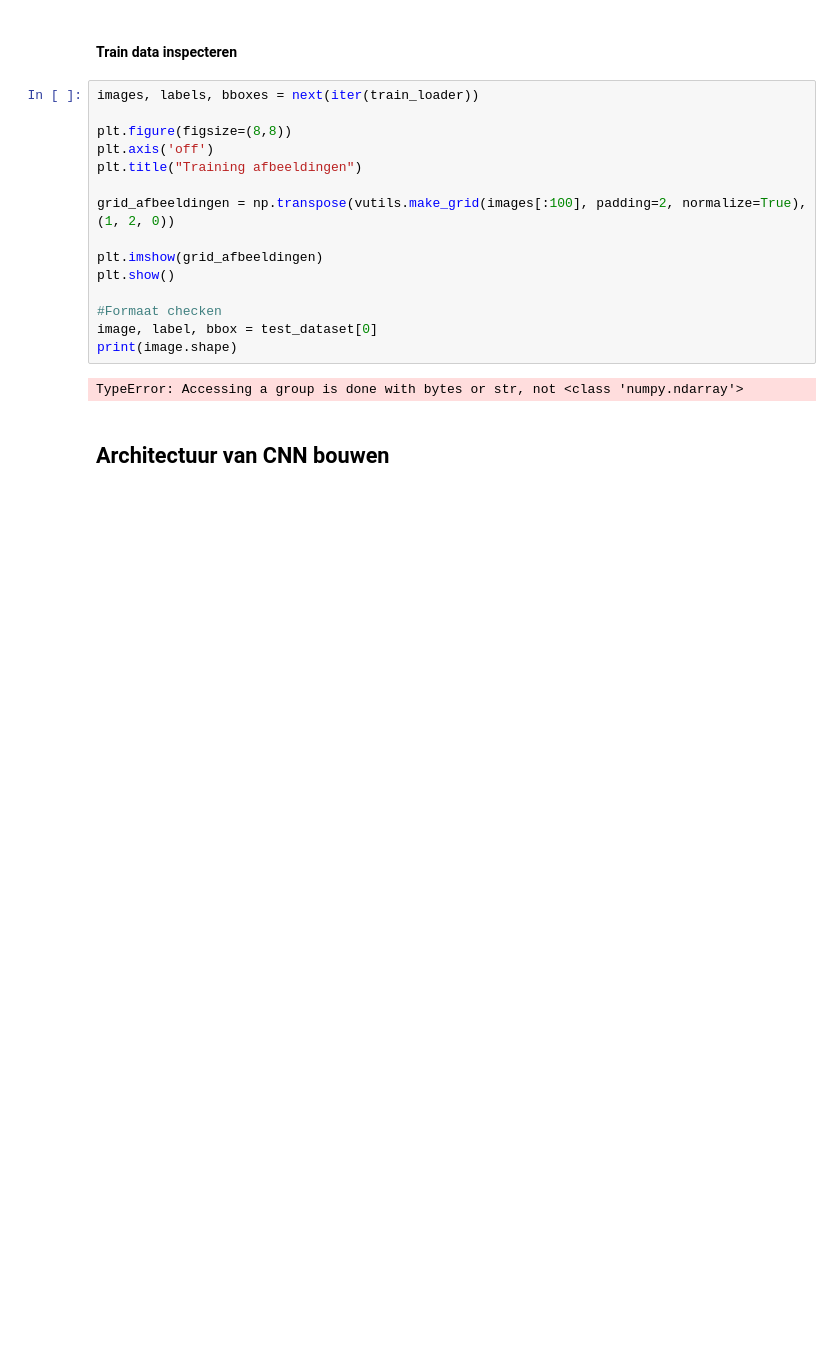
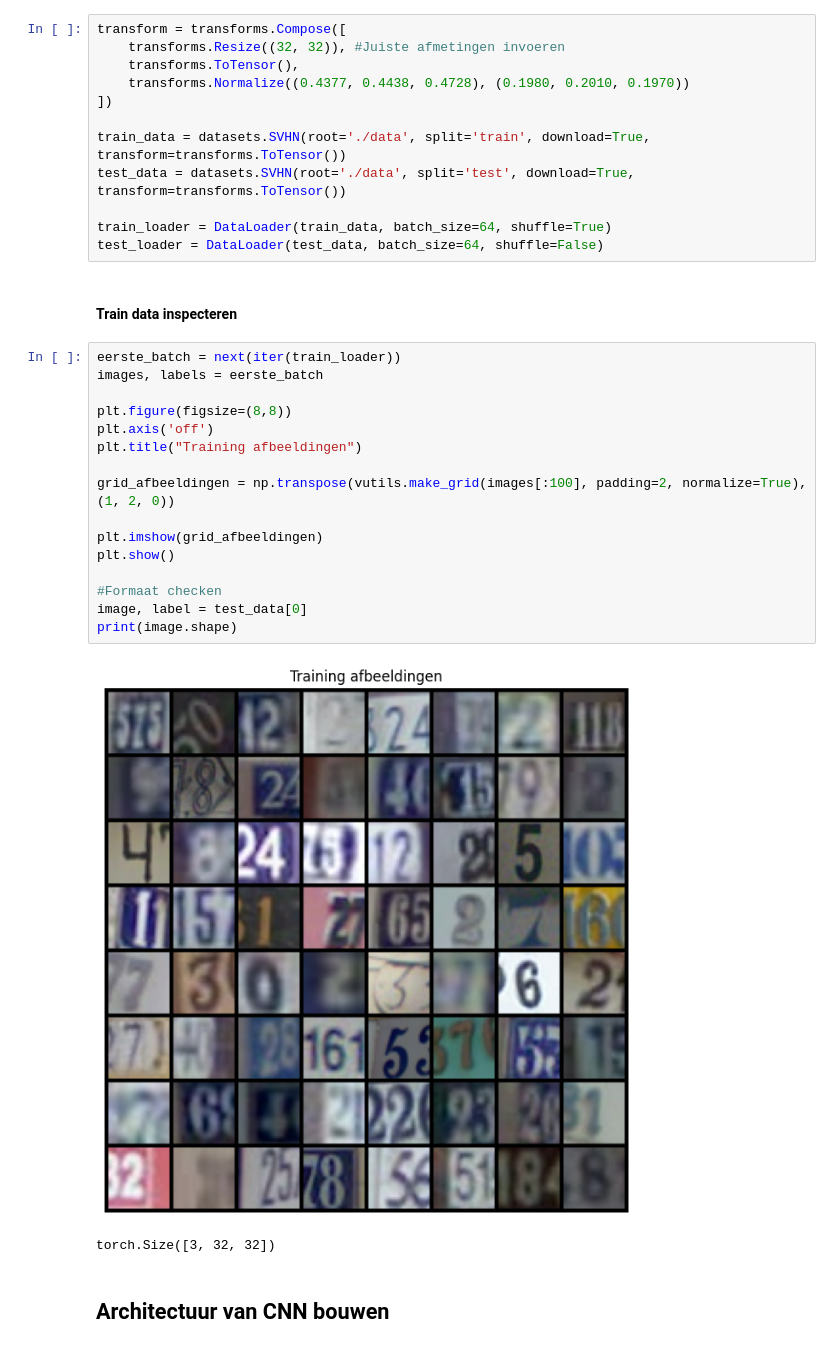
Before and after one commit to Boris2004/Neuraal_Netwerk_Project, a Jupyter notebook: CNN_model.ipynb, the cells around one changed output. Drawn from its saved outputs; the diff is of its cells as text; blank space fills up the shorter version.

Commit message:
Revert "Custom SVHN dataset (werkt nu)"
This reverts commit 82dd9038eb1c7c9c260917efd5a1cd5c1da2faa8.

```diff
--- a/CNN_model.ipynb
+++ b/CNN_model.ipynb
@@ -176,22 +175,36 @@ Downloaden voltooid!
+# %%
+transform = transforms.Compose([
+    transforms.Resize((32, 32)), #Juiste afmetingen invoeren
+    transforms.ToTensor(),
+    transforms.Normalize((0.4377, 0.4438, 0.4728), (0.1980, 0.2010, 0.1970))
+])
+
+train_data = datasets.SVHN(root='./data', split='train', download=True, transform=transforms.ToTensor())
+test_data = datasets.SVHN(root='./data', split='test', download=True, transform=transforms.ToTensor())
+
+train_loader = DataLoader(train_data, batch_size=64, shuffle=True)
+test_loader = DataLoader(test_data, batch_size=64, shuffle=False)
 # %% [markdown]
 #### Train data inspecteren
 # %%
-images, labels, bboxes = next(iter(train_loader))
+eerste_batch = next(iter(train_loader))
+images, labels = eerste_batch
 
 plt.figure(figsize=(8,8))
 plt.axis('off')
 plt.title("Training afbeeldingen")
 
 grid_afbeeldingen = np.transpose(vutils.make_grid(images[:100], padding=2, normalize=True), (1, 2, 0))
 
 plt.imshow(grid_afbeeldingen)
 plt.show()
 
 #Formaat checken
-image, label, bbox = test_dataset[0]
+image, label = test_data[0]
 print(image.shape)
 # %% [output]
+[figure, added]
-TypeError: Accessing a group is done with bytes or str, not <class 'numpy.ndarray'>
+torch.Size([3, 32, 32])
 # %% [markdown]
 ## Architectuur van CNN bouwen
 # %%
```
Also changed, not shown: parts of 6 cells of this notebook.
